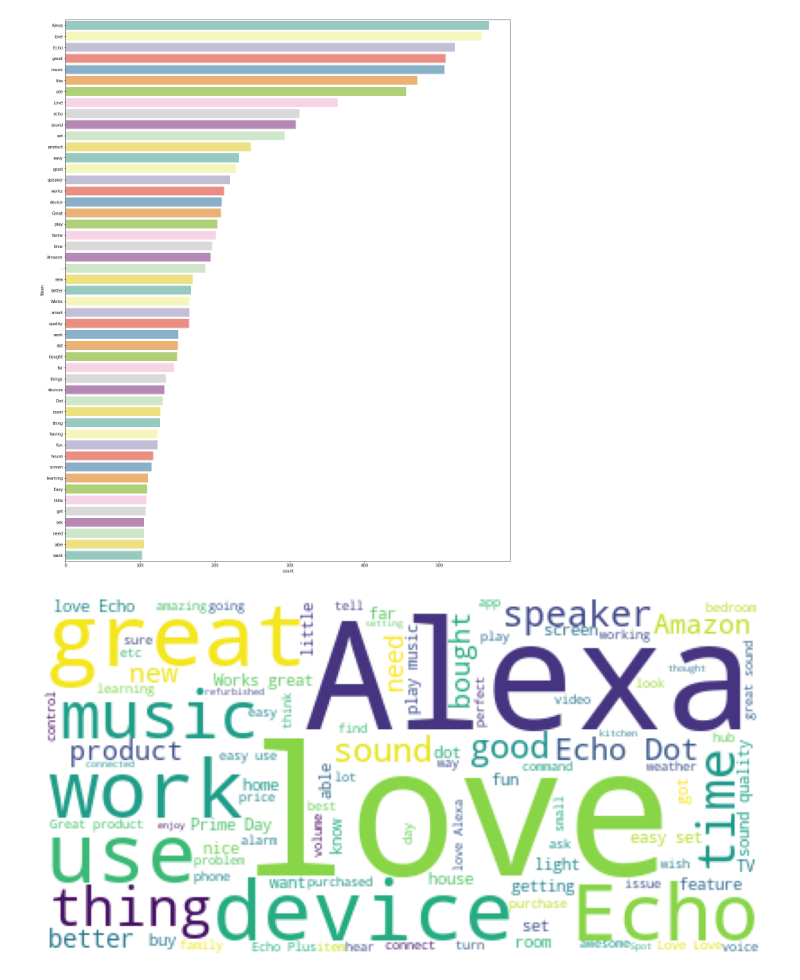
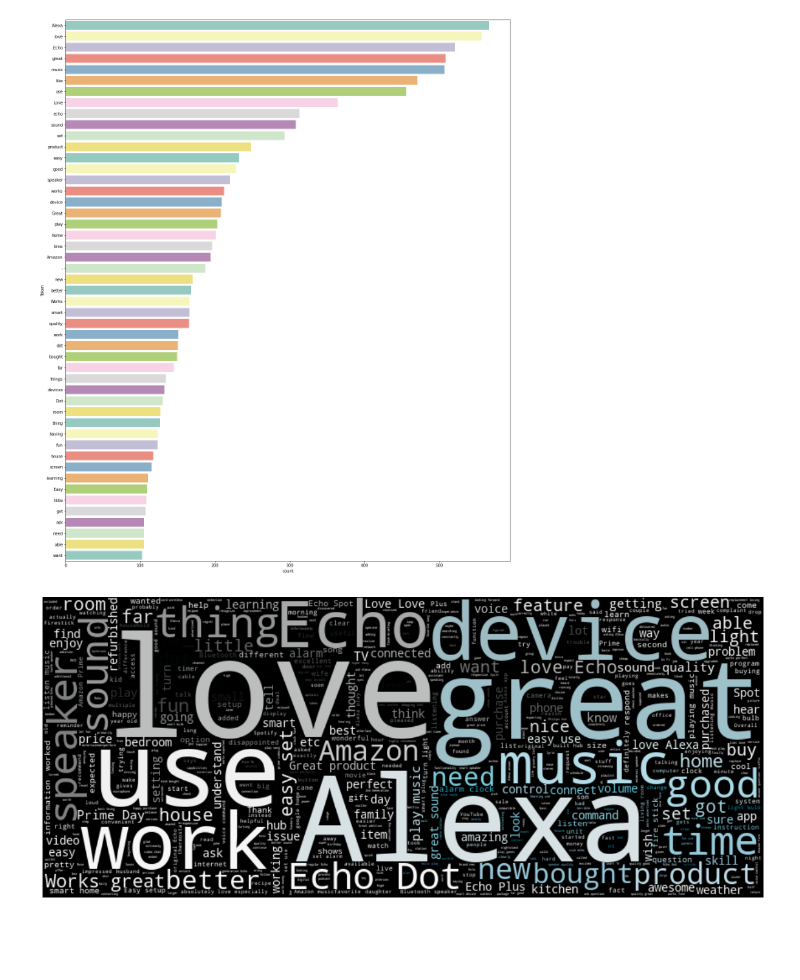
Before and after one commit to ddahiya16/Amazon-Alexa-Review-Analysis, a Jupyter notebook: Amazon Alexa Reviews Analysis.ipynb, the cells around one changed output. Saved outputs shown, nothing was run; the diff lists cells and outputs as text; code cells hidden in the pictures; blank space fills up the shorter version.

```diff
--- a/Amazon Alexa Reviews Analysis.ipynb
+++ b/Amazon Alexa Reviews Analysis.ipynb
@@ -234,24 +234,26 @@ sns.countplot(data=temp, y="Token", order = temp['Token'].value_counts().iloc[1:
 <AxesSubplot:xlabel='count', ylabel='Token'>
 [figure]
 # %%
-from wordcloud import WordCloud
+import numpy as np
+from PIL import Image
+from wordcloud import WordCloud, STOPWORDS, ImageColorGenerator
 
+mask = np.array(Image.open("al.png"))
 # Read the whole text.
 text = ' '.join(temp['Token'].tolist())
 
-# Generate a word cloud image
-wordcloud = WordCloud().generate(text)
-
-# Display the generated image:
-# the matplotlib way:
 import matplotlib.pyplot as plt
 
 
 # take relative word frequencies into account, lower max_font_size
-wordcloud = WordCloud(background_color="white",max_words=100,max_font_size=100, relative_scaling=.5, min_word_length=2,).generate(text)
+wordcloud = WordCloud(background_color="black",max_words=1000,
+                      min_word_length=2, mode = "RGBA", mask = mask).generate(text)
+image_colors = ImageColorGenerator(mask)
 plt.figure(figsize=(20,20))
-plt.imshow(wordcloud)
+plt.imshow(wordcloud.recolor(color_func=image_colors), interpolation="bilinear")
 plt.axis("off")
+
+
 plt.show()
 # %% [output]
-[figure, old version]
+[figure, new version]
```
Also changed, not shown: 3 other files.
